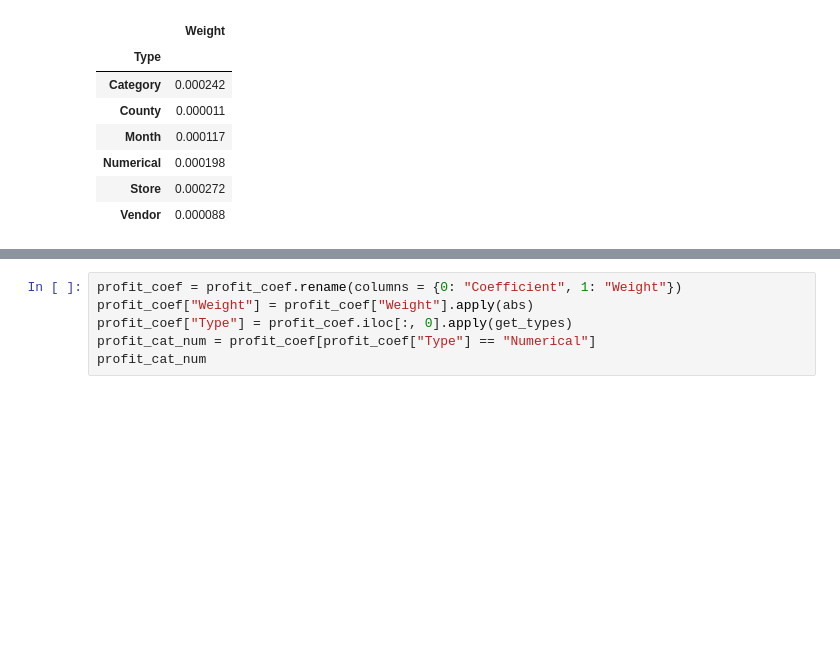
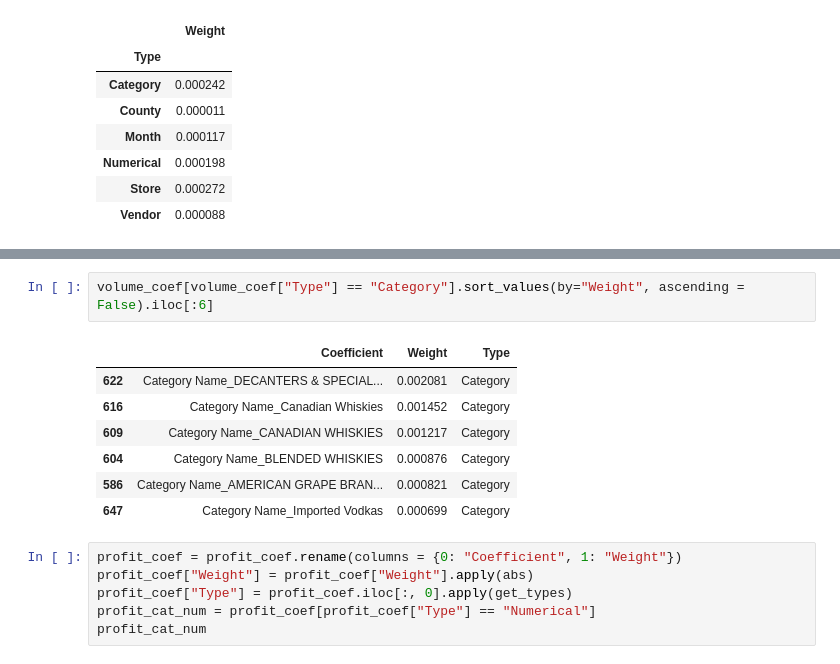
Before and after one commit to ellycebilhorn/DATA403-Project1, a Jupyter notebook: per_capita.ipynb, the cells around one changed output, grey strips where cells are left out. Cells and saved outputs as stored; diff of their text form; blank space fills up the shorter version.

```diff
--- a/per_capita.ipynb
+++ b/per_capita.ipynb
@@ -346,3 +390,13 @@ volume_coef.groupby("Type").mean()
+# %%
+volume_coef[volume_coef["Type"] == "Category"].sort_values(by="Weight", ascending = False).iloc[:6]
+# %% [output]
+|  | Coefficient | Weight | Type |
+| 622 | Category Name_DECANTERS & SPECIAL... | 0.002081 | Category |
+| 616 | Category Name_Canadian Whiskies | 0.001452 | Category |
+| 609 | Category Name_CANADIAN WHISKIES | 0.001217 | Category |
+| 604 | Category Name_BLENDED WHISKIES | 0.000876 | Category |
+| 586 | Category Name_AMERICAN GRAPE BRAN... | 0.000821 | Category |
+| 647 | Category Name_Imported Vodkas | 0.000699 | Category |
 # %%
 profit_coef = profit_coef.rename(columns = {0: "Coefficient", 1: "Weight"})
 profit_coef["Weight"] = profit_coef["Weight"].apply(abs)
```
Also changed, not shown: parts of 9 cells of this notebook, 1 other file.
